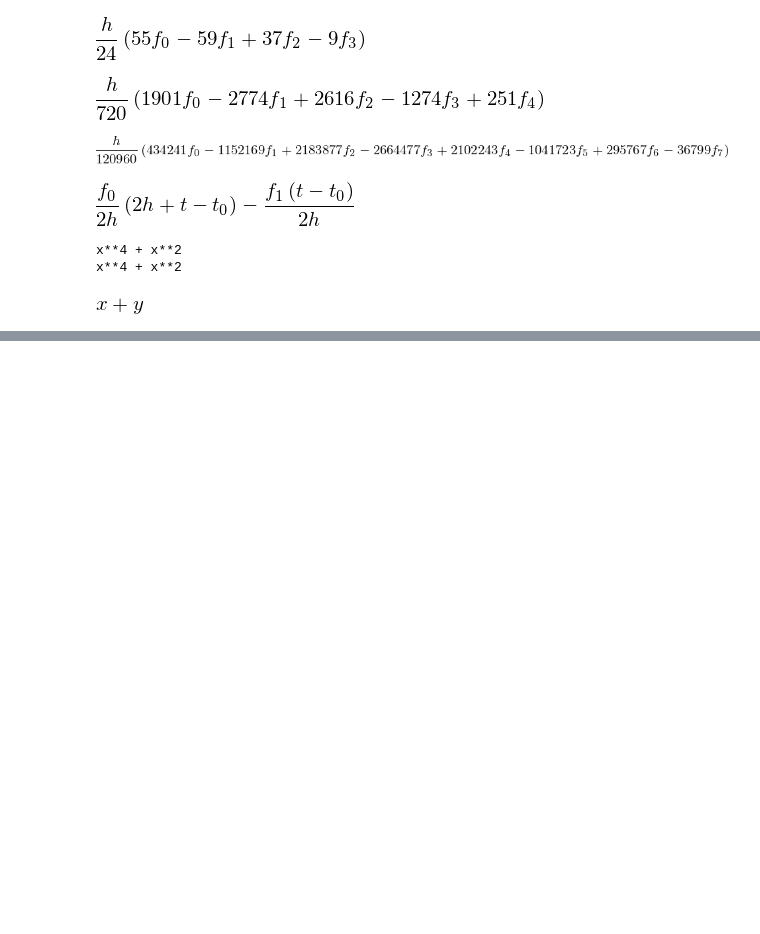
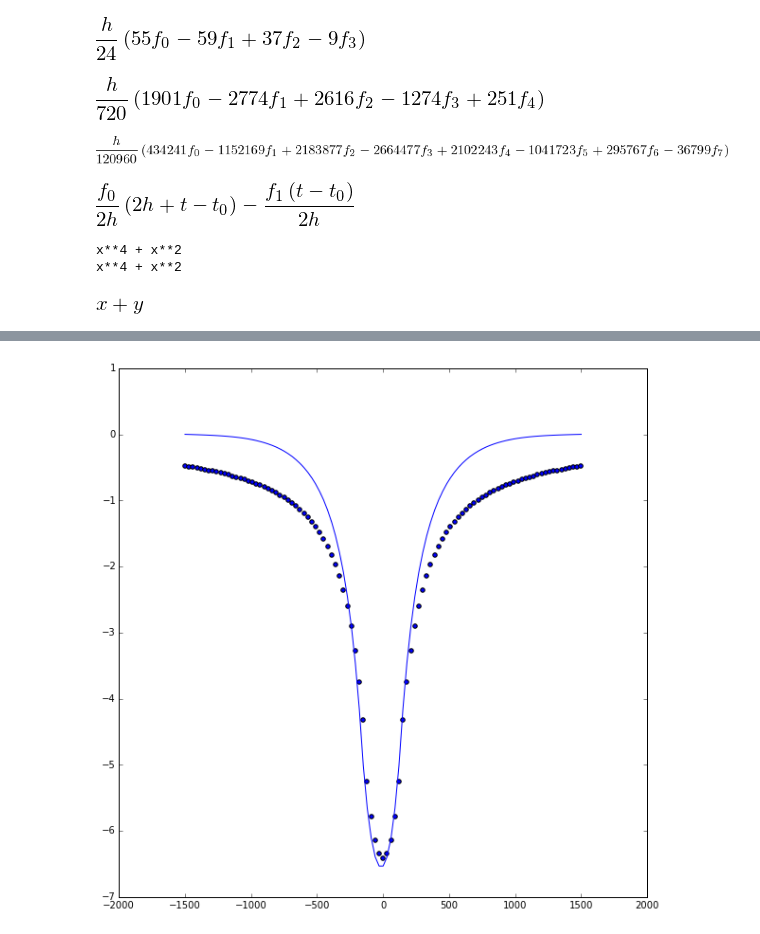
Before and after one commit to ArturoVelasquez/MC, a Jupyter notebook: HW6/Tarea_6.ipynb, the cells around one changed output, grey strips where cells are left out. Drawn from its saved outputs; the diff is of its cells as text; code cells hidden in the pictures; blank space fills up the shorter version.

```diff
--- a/HW6/Tarea_6.ipynb
+++ b/HW6/Tarea_6.ipynb
@@ -188,0 +275,11 @@ Add(x,y)
+# %%
+
+
+longitud=linspace(lmin,lmax,division)
+C=densidad*(270**3)*g/1500
+plt.figure(figsize=(10,10))
+plt.plot(X,potencial[division/2,division/2]*1400)
+plt.scatter(z[50,50,:],(Segundoespacio[50,50,:]))
+plt.show()
+# %% [output]
+[figure, added]
```
Also changed, not shown: parts of 7 cells of this notebook.
